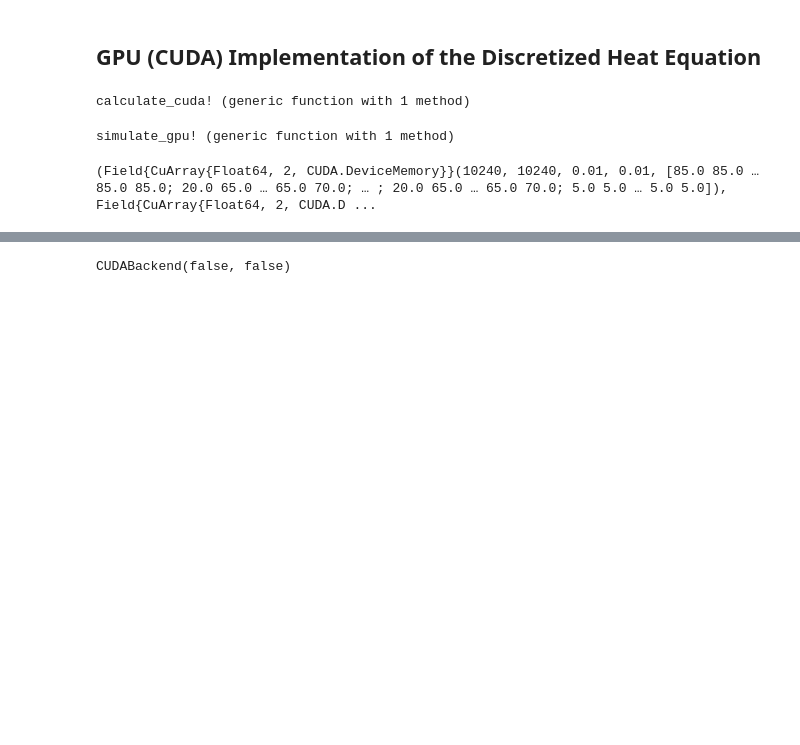
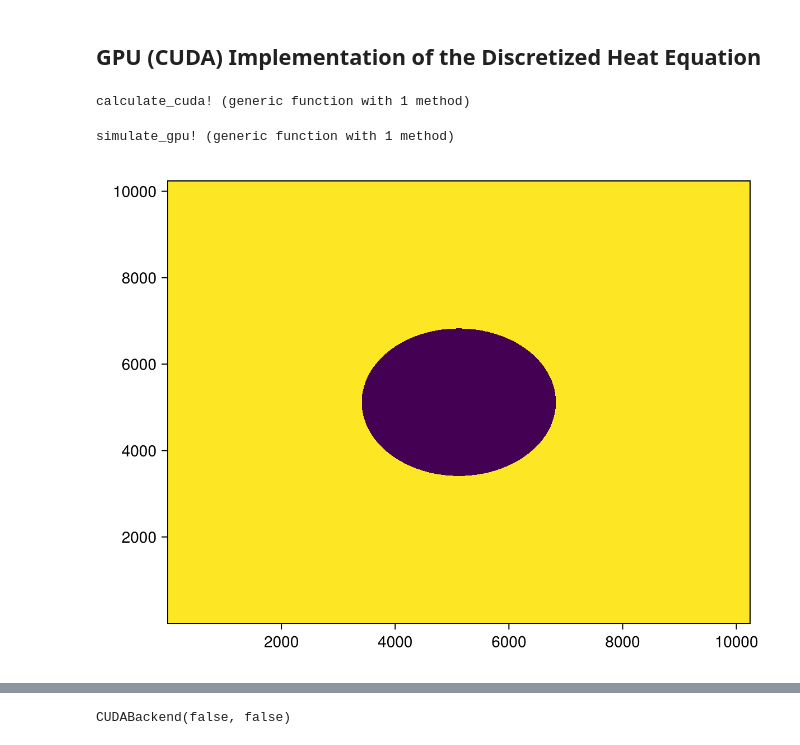
Before and after one commit to JuliaParallel/julia-hpc-tutorial-sc24, a Jupyter notebook: parts/gpu/stencil.ipynb, the cells around one changed output, grey strips where cells are left out. Drawn from its saved outputs; the diff is of its cells as text; code cells hidden in the pictures; blank space fills up the shorter version.

```diff
--- a/parts/gpu/stencil.ipynb
+++ b/parts/gpu/stencil.ipynb
@@ -377,8 +377,10 @@ simulate_gpu! (generic function with 1 method)
 # %%
 # initialize data on CPU and move it to GPU
 curr, prev = initialize(nx, ny, CuArray)
+
+show_heatmap(curr)
 # %% [output]
-(Field{CuArray{Float64, 2, CUDA.DeviceMemory}}(10240, 10240, 0.01, 0.01, [85.0 85.0 … 85.0 85.0; 20.0 65.0 … 65.0 70.0; … ; 20.0 65.0 … 65.0 70.0; 5.0 5.0 … 5.0 5.0]), Field{CuArray{Float64, 2, CUDA.D ...
+[figure, added]
 # %%
 # simulate temperature evolution for nsteps
 @time simulate_gpu!(curr, prev, nsteps)
```
Also changed, not shown: parts of 30 cells of this notebook, 2 other files.
